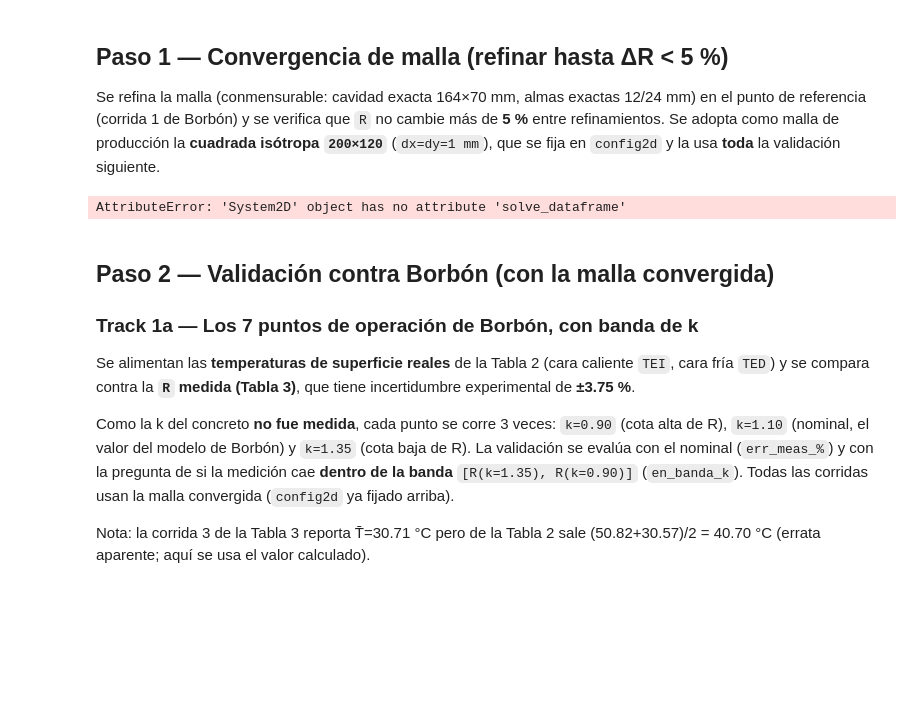
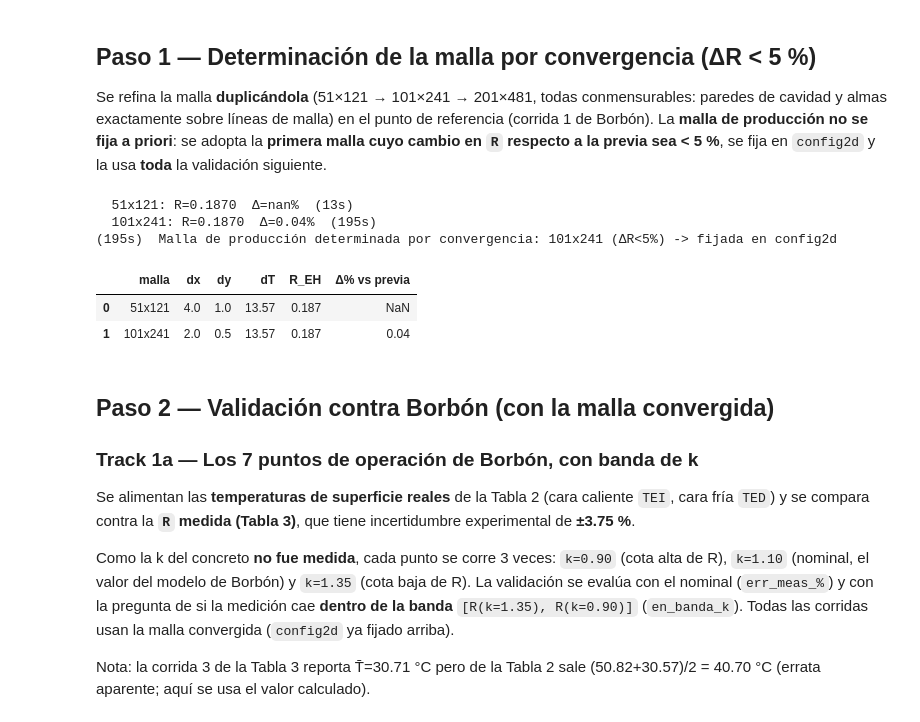
Before and after one commit to Ener-Habitat/eh_validation, a Jupyter notebook: notebooks/003_2D_R_estacionario_Borbon.ipynb, the cells around one changed output. Drawn from its saved outputs; the diff is of its cells as text; code cells hidden in the pictures; blank space fills up the shorter version.

```diff
--- a/notebooks/003_2D_R_estacionario_Borbon.ipynb
+++ b/notebooks/003_2D_R_estacionario_Borbon.ipynb
@@ -100,6 +110,9 @@ def R_EH(T_hot, T_cold, mat=None, emis=EMIS, mesh=None, ho=HUGE, hi=HUGE):
     """R estacionario superficie-a-superficie del bloque con cavidad de aire.
     Exterior caliente (EPW plano) = T_hot; interior frío (setpoint AC) = T_cold.
     `mat` elige la k del concreto (None -> MAT nominal; MAT_LO/MAT_HI extremos).
+    `ho`/`hi` se aplican a config en CADA llamada (el solver los lee en cada
+    solve y el setter invalida el caché): grandes -> Dirichlet (placa caliente);
+    o valores realistas (p. ej. NOM ho=13, hi=8.1) si se desea.
     Si mesh=None usa la malla actual de config2d (la convergida); si se pasa
     mesh=(nx,ny) la fija para esta llamada."""
     if mesh is not None:
@@ -115,9 +128,11 @@ def R_EH(T_hot, T_cold, mat=None, emis=EMIS, mesh=None, ho=HUGE, hi=HUGE):
     s.location.meanDay(month=5, year=2025)
     s.setpoint = T_cold
     s.solveAC()
-    F = s.Tfield                            # campo estacionario (último día)
-    Tso, Tsi = float(F[:, 0].mean()), float(F[:, -1].mean())
-    period = len(s.solve_dataframe) * eh.config.dt
+    # 0.4.0 (HALF-NODES): las series Tso/Tsi son el promedio ponderado EXACTO
+    # de cada superficie (nodos en la frontera, bordes con peso 1/2); en
+    # estacionario son constantes. Sustituyen al workaround previo con Tfield.
+    Tso, Tsi = float(s.Tso.mean()), float(s.Tsi.mean())
+    period = len(s.Tso) * eh.config.dt      # pasos del día x dt = 24 h
     q = (s.cooling_energy + s.heating_energy) / period
     dT, Tp = abs(Tso - Tsi), (Tso + Tsi) / 2
     return dict(Tso=Tso, Tsi=Tsi, dT=dT, Tprom=Tp, q=q, R=dT / q, days=int(s.days))
@@ -164,32 +181,45 @@ Assigned materials (by k, ρc):
 [figure]
 # %% [markdown]
-## Paso 1 — Convergencia de malla (refinar hasta ΔR < 5 %)
+## Paso 1 — Determinación de la malla por convergencia (ΔR < 5 %)
 
-Se refina la malla (conmensurable: cavidad exacta 164×70 mm, almas exactas
-12/24 mm) en el punto de referencia (corrida 1 de Borbón) y se verifica que `R`
-no cambie más de **5 %** entre refinamientos. Se adopta como malla de producción
-la **cuadrada isótropa `200×120`** (`dx=dy=1 mm`), que se fija en `config2d` y
-la usa **toda** la validación siguiente.
+Se refina la malla **duplicándola** (51×121 → 101×241 → 201×481, todas
+conmensurables: paredes de cavidad y almas exactamente sobre líneas de malla)
+en el punto de referencia (corrida 1 de Borbón). La **malla de producción no se
+fija a priori**: se adopta la **primera malla cuyo cambio en `R` respecto a la
+previa sea < 5 %**, se fija en `config2d` y la usa **toda** la validación
+siguiente.
 # %%
-TOL = 0.05                                   # 5 %
-PROD_MESH = (200, 120)                        # cuadrada isótropa (dx=dy=1mm), exacta
-mesh_seq = [(50, 120), (100, 240), PROD_MESH]
-rows, R_prev = [], None
+TOL = 0.05                                    # 5 %
+# Refinamiento por duplicación (vertex: dx=X/(nx-1), dy=Y/(ny-1)):
+# 51x121 -> dx=4, dy=1 mm; 101x241 -> 2, 0.5 mm; 201x481 -> 1, 0.25 mm (exactas).
+mesh_seq = [(51, 121), (101, 241), (201, 481)]
+rows, R_prev, PROD_MESH = [], None, None
 t0 = time.time()
 for m in mesh_seq:
     d = R_EH(T_HOT_REF, T_COLD_REF, mesh=m)
     chg = np.nan if R_prev is None else 100 * abs(d["R"] - R_prev) / R_prev
-    rows.append((f"{m[0]}x{m[1]}", 200/m[0], 120/m[1], d["dT"], d["R"], chg))
+    rows.append((f"{m[0]}x{m[1]}", 200/(m[0]-1), 120/(m[1]-1), d["dT"], d["R"], chg))
     R_prev = d["R"]
+    print(f"  {m[0]}x{m[1]}: R={d['R']:.4f}  Δ={chg:.2f}%  ({time.time()-t0:.0f}s)",
+          flush=True)
+    if not np.isnan(chg) and chg < 100 * TOL:
+        PROD_MESH = m                         # primera malla convergida: se adopta
+        break
 conv_df = pd.DataFrame(rows, columns=["malla", "dx", "dy", "dT", "R_EH", "Δ% vs previa"])
-ok = (conv_df["Δ% vs previa"].dropna() < 100 * TOL).all()
+if PROD_MESH is None:
+    raise RuntimeError("ΔR ≥ 5 % en toda la secuencia: refinar más la malla.")
 
-eh.config2d.nx, eh.config2d.ny = PROD_MESH    # <-- malla definitiva para Borbón
-print(f"({time.time()-t0:.0f}s)  Convergencia ΔR<5%: {'OK' if ok else 'NO'}"
-      f"   -> malla de producción {PROD_MESH[0]}x{PROD_MESH[1]} fijada en config2d")
+eh.config2d.nx, eh.config2d.ny = PROD_MESH    # <-- malla DETERMINADA por convergencia
+print(f"({time.time()-t0:.0f}s)  Malla de producción determinada por convergencia:"
+      f" {PROD_MESH[0]}x{PROD_MESH[1]} (ΔR<{100*TOL:.0f}%) -> fijada en config2d")
 conv_df.round({"dx": 2, "dy": 2, "dT": 2, "R_EH": 4, "Δ% vs previa": 2})
 # %% [output]
-AttributeError: 'System2D' object has no attribute 'solve_dataframe'
+  51x121: R=0.1870  Δ=nan%  (13s)
+  101x241: R=0.1870  Δ=0.04%  (195s)
+(195s)  Malla de producción determinada por convergencia: 101x241 (ΔR<5%) -> fijada en config2d
+|  | malla | dx | dy | dT | R_EH | Δ% vs previa |
+| 0 | 51x121 | 4.0 | 1.0 | 13.57 | 0.187 | NaN |
+| 1 | 101x241 | 2.0 | 0.5 | 13.57 | 0.187 | 0.04 |
 # %% [markdown]
 ## Paso 2 — Validación contra Borbón (con la malla convergida)
 
```
Also changed, not shown: parts of 5 cells of this notebook, 3 other files.
